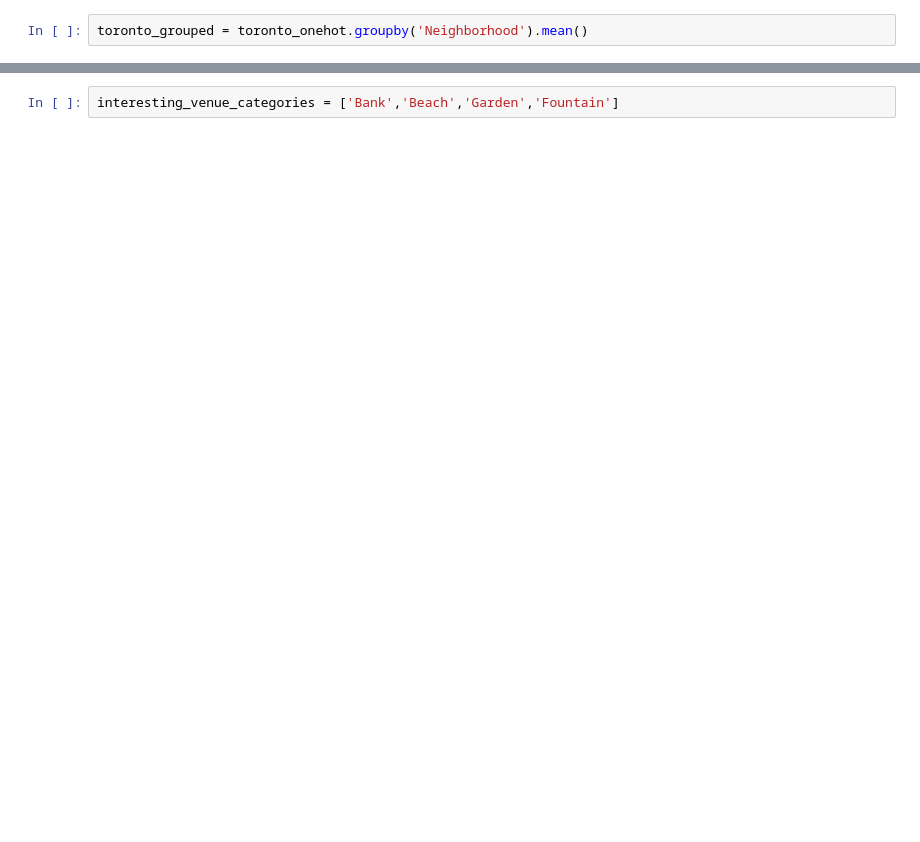
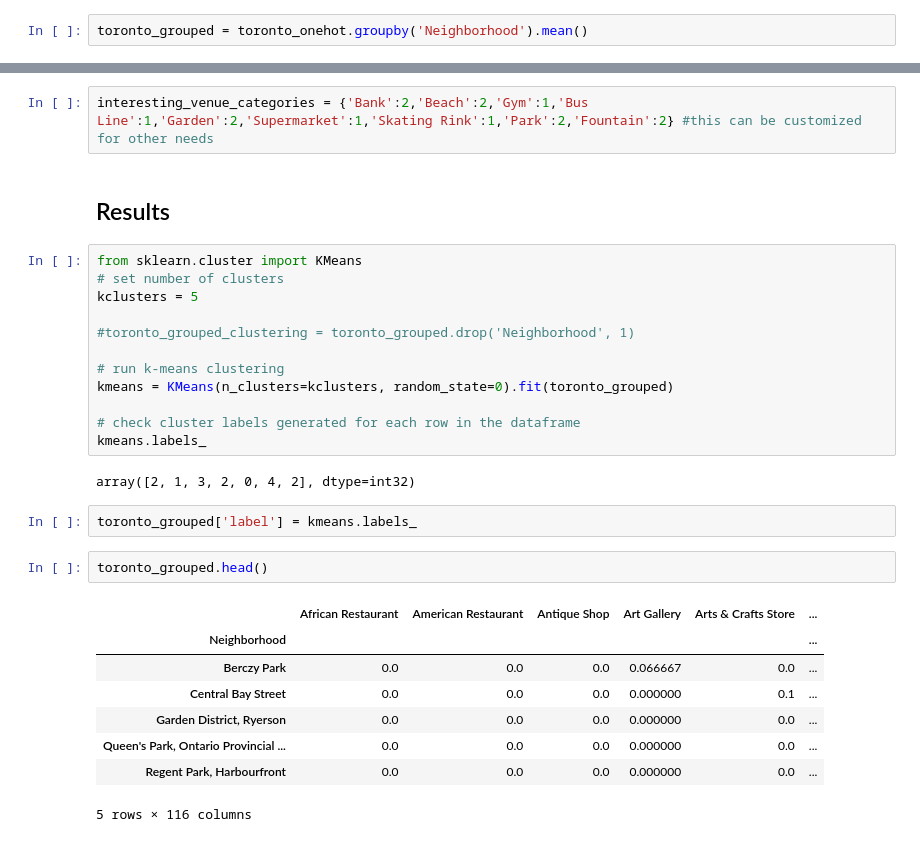
Before and after one commit to rezzix/Capstone-Project, a Jupyter notebook: Toronto_neighbourhood_segmentation.ipynb, the cells around one changed output, grey strips where cells are left out. Cells and saved outputs as stored; diff of their text form; blank space fills up the shorter version.

Commit message:
now results

```diff
--- a/Toronto_neighbourhood_segmentation.ipynb
+++ b/Toronto_neighbourhood_segmentation.ipynb
@@ -294,2 +293,31 @@ toronto_grouped
-# %%
-interesting_venue_categories = ['Bank','Beach','Garden','Fountain']
+# %%
+interesting_venue_categories = {'Bank':2,'Beach':2,'Gym':1,'Bus Line':1,'Garden':2,'Supermarket':1,'Skating Rink':1,'Park':2,'Fountain':2} #this can be customized for other needs
+# %% [markdown]
+## Results
+# %%
+from sklearn.cluster import KMeans
+# set number of clusters
+kclusters = 5
+
+#toronto_grouped_clustering = toronto_grouped.drop('Neighborhood', 1)
+
+# run k-means clustering
+kmeans = KMeans(n_clusters=kclusters, random_state=0).fit(toronto_grouped)
+
+# check cluster labels generated for each row in the dataframe
+kmeans.labels_
+# %% [output]
+array([2, 1, 3, 2, 0, 4, 2], dtype=int32)
+# %%
+toronto_grouped['label'] = kmeans.labels_
+# %%
+toronto_grouped.head()
+# %% [output]
+|  | African Restaurant | American Restaurant | Antique Shop | Art Gallery | Arts & Crafts Store | ... |
+| Neighborhood |  |  |  |  |  | ... |
+| Berczy Park | 0.0 | 0.0 | 0.0 | 0.066667 | 0.0 | ... |
+| Central Bay Street | 0.0 | 0.0 | 0.0 | 0.000000 | 0.1 | ... |
+| Garden District, Ryerson | 0.0 | 0.0 | 0.0 | 0.000000 | 0.0 | ... |
+| Queen's Park, Ontario Provincial ... | 0.0 | 0.0 | 0.0 | 0.000000 | 0.0 | ... |
+| Regent Park, Harbourfront | 0.0 | 0.0 | 0.0 | 0.000000 | 0.0 | ... |
+5 rows × 116 columns
```
Also changed, not shown: parts of 6 cells of this notebook.
